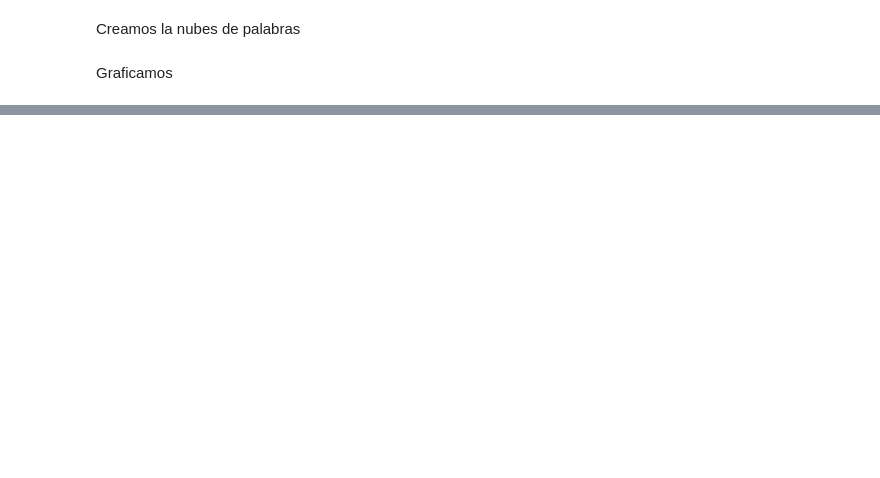
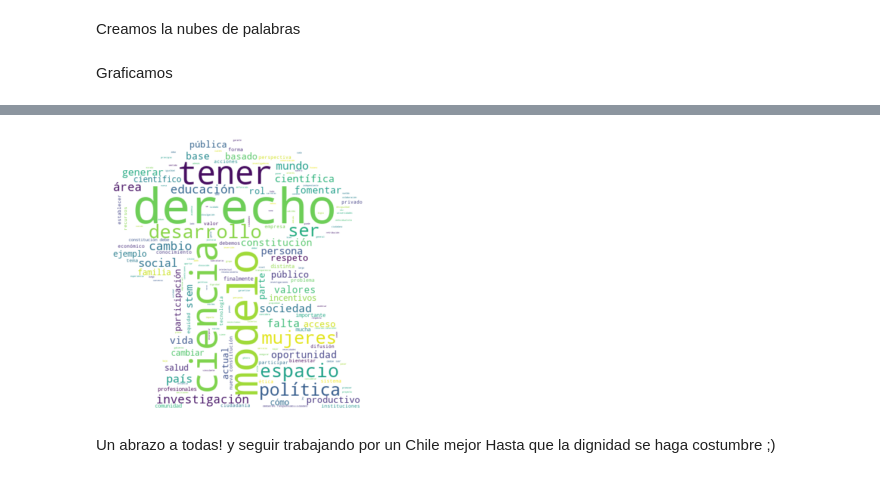
Before and after one commit to cinthyaleonor/mujeres_stem, a Jupyter notebook: cabildo_01.ipynb, the cells around one changed output, grey strips where cells are left out. Drawn from its saved outputs; the diff is of its cells as text; code cells hidden in the pictures; blank space fills up the shorter version.

```diff
--- a/cabildo_01.ipynb
+++ b/cabildo_01.ipynb
@@ -150,0 +153,17 @@ NUBE DE PALABRAS TEMA 3
+# %%
+from PIL import Image
+#probando monitos
+shape_matapacos = np.array(Image.open("C:/Users/Monin/Documents/Rcran/STEM/img/negro_matapacos.png"))
+# %%
+wc = WordCloud(background_color="white", mask=shape_matapacos, stopwords=stopwords).generate(text)
+# %%
+# show
+plt.figure(figsize=[15,5])
+plt.imshow(wc, interpolation='bilinear')
+plt.axis("off")
+plt.show()
+# %% [output]
+[figure, added]
+# %% [markdown]
+Un abrazo a todas! y seguir trabajando por un Chile mejor
+Hasta que la dignidad se haga costumbre ;)
```
Also changed, not shown: parts of 16 cells of this notebook.
